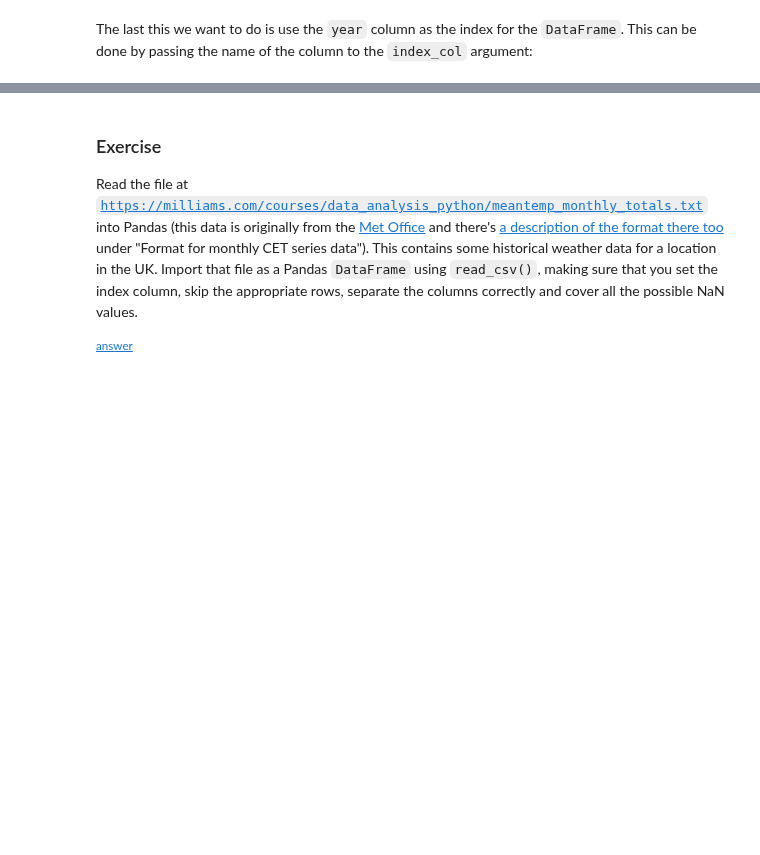
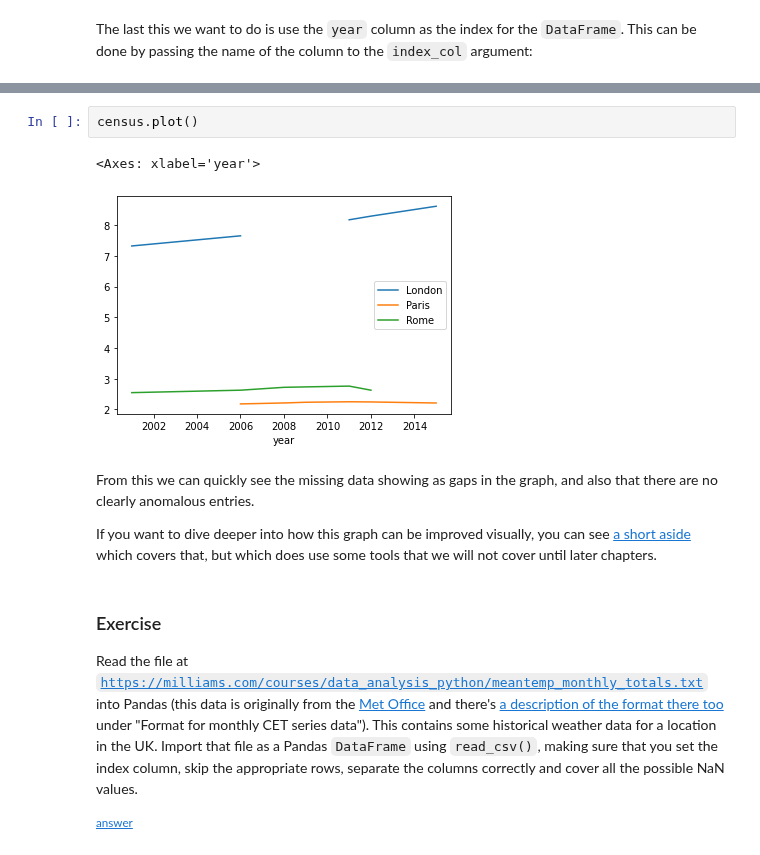
Before and after one commit to JGIBristol/environmental-data-analysis-in-python, a Jupyter notebook: 02 Reading from file.ipynb, the cells around one changed output, grey strips where cells are left out. Cells and saved outputs as stored; diff of their text form; blank space fills up the shorter version.

Commit message:
Add a short plotting section after reading in data
Fixes #9

```diff
--- a/02 Reading from file.ipynb
+++ b/02 Reading from file.ipynb
@@ -175,3 +187,12 @@ census
+# %%
+census.plot()
+# %% [output]
+<Axes: xlabel='year'>
+[figure, added]
+# %% [markdown]
+From this we can quickly see the missing data showing as gaps in the graph, and also that there are no clearly anomalous entries.
+
+If you want to dive deeper into how this graph can be improved visually, you can see [a short aside](aside_census_plot.ipynb) which covers that, but which does use some tools that we will not cover until later chapters.
 # %% [markdown]
 ### Exercise
 
```
Also changed, not shown: parts of 7 cells of this notebook, 3 other files.
